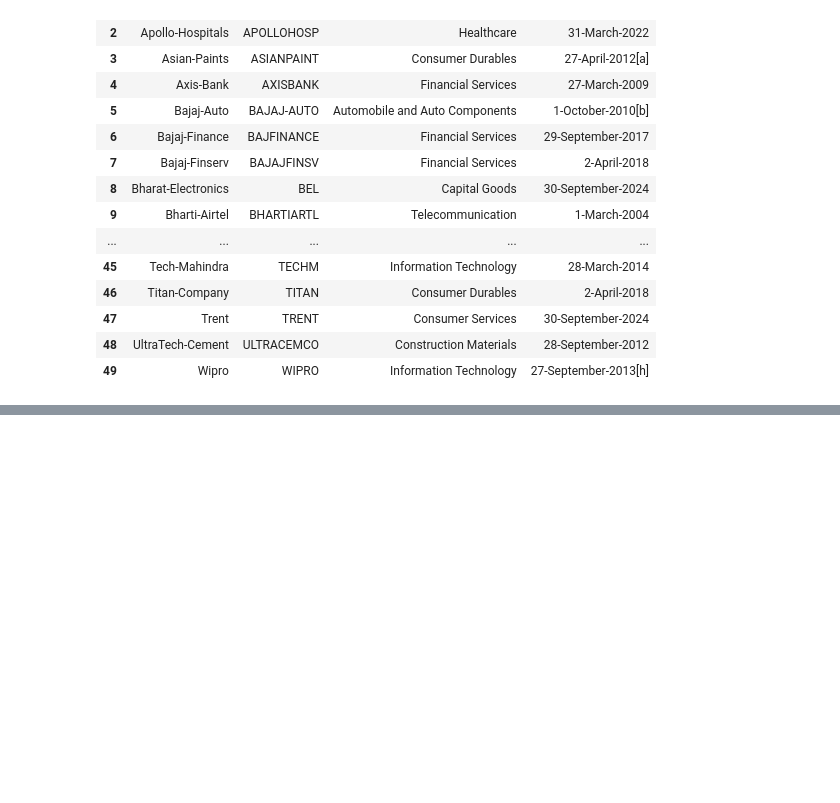
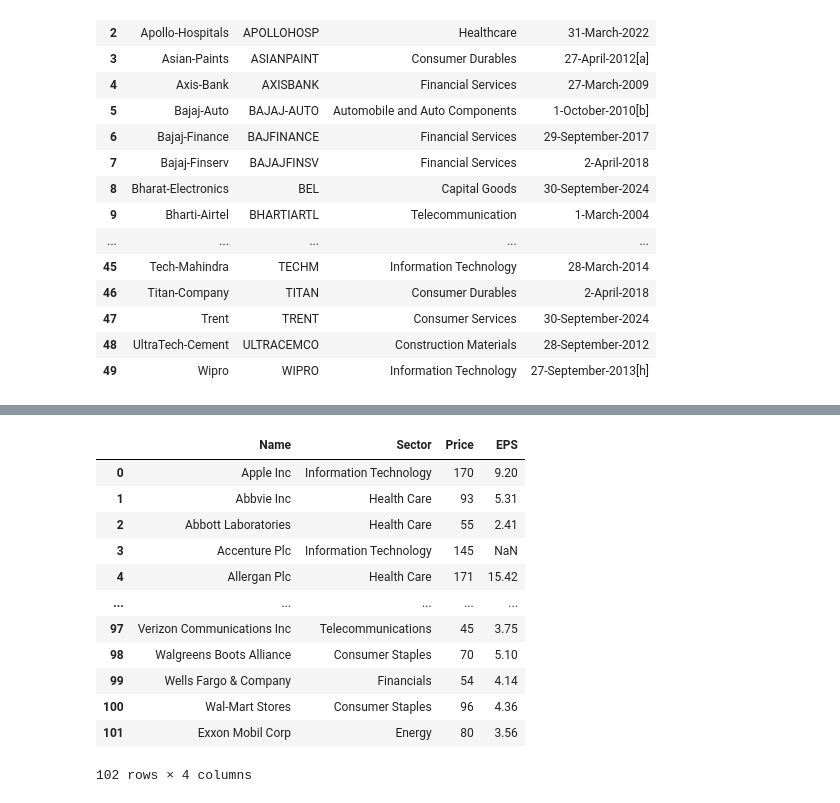
Before and after one commit to sunilsala88/batch36, a Jupyter notebook: 11_pandas/pandas5_str.ipynb, the cells around one changed output, grey strips where cells are left out. Cells and saved outputs as stored; diff of their text form; code cells hidden in the pictures; blank space fills up the shorter version.

```diff
--- a/11_pandas/pandas5_str.ipynb
+++ b/11_pandas/pandas5_str.ipynb
@@ -111,0 +157,4 @@ df
+# %%
+df2=pd.read_csv('sp500.csv')
+df2=df2.astype({'Price':'int'})
+df2.info()
@@ -111,0 +173,16 @@ df
+# %%
+df2
+# %% [output]
+|  | Name | Sector | Price | EPS |
+| 0 | Apple Inc | Information Technology | 170 | 9.20 |
+| 1 | Abbvie Inc | Health Care | 93 | 5.31 |
+| 2 | Abbott Laboratories | Health Care | 55 | 2.41 |
+| 3 | Accenture Plc | Information Technology | 145 | NaN |
+| 4 | Allergan Plc | Health Care | 171 | 15.42 |
+| ... | ... | ... | ... | ... |
+| 97 | Verizon Communications Inc | Telecommunications | 45 | 3.75 |
+| 98 | Walgreens Boots Alliance | Consumer Staples | 70 | 5.10 |
+| 99 | Wells Fargo & Company | Financials | 54 | 4.14 |
+| 100 | Wal-Mart Stores | Consumer Staples | 96 | 4.36 |
+| 101 | Exxon Mobil Corp | Energy | 80 | 3.56 |
+102 rows × 4 columns
```
Also changed, not shown: parts of 10 cells of this notebook.
